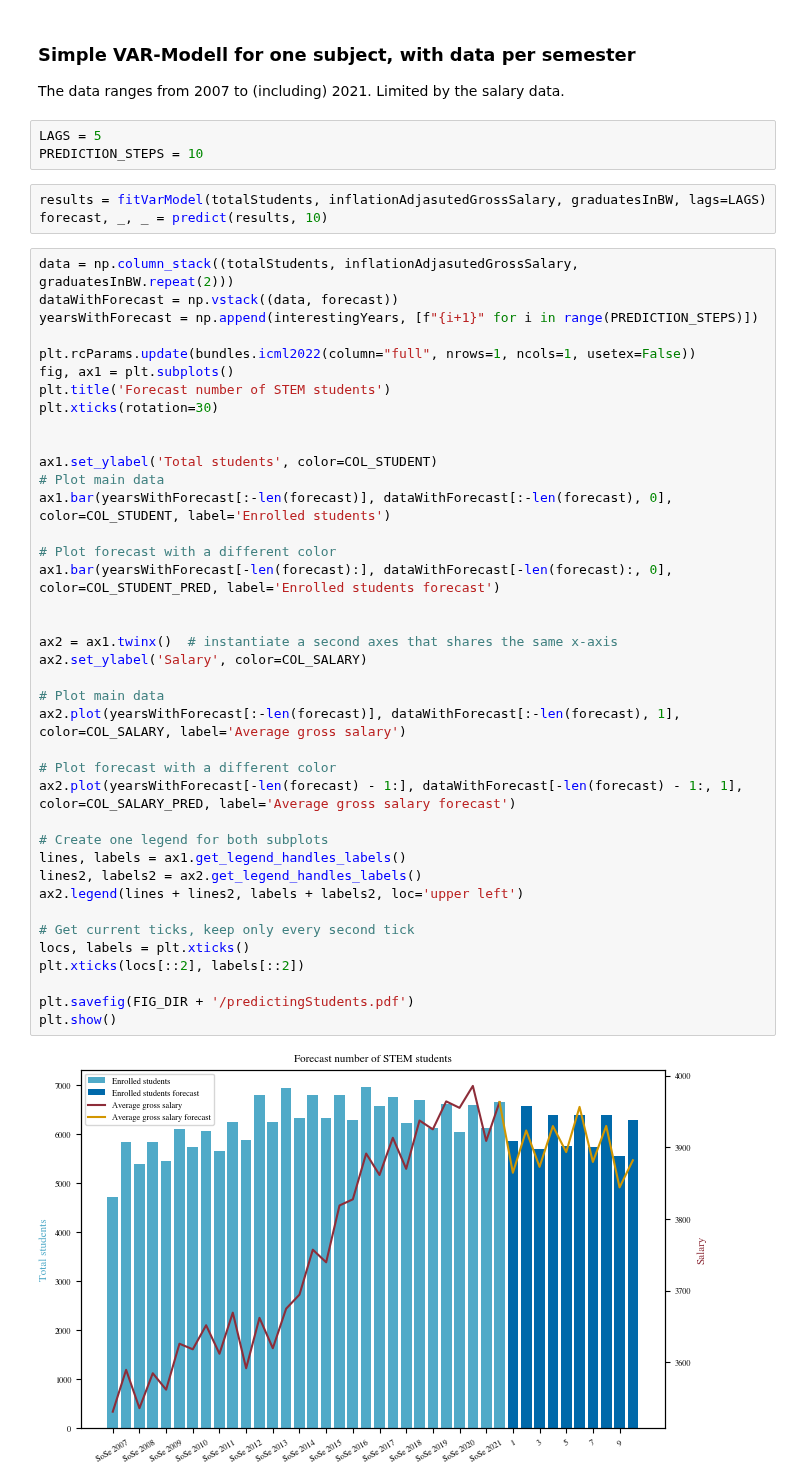
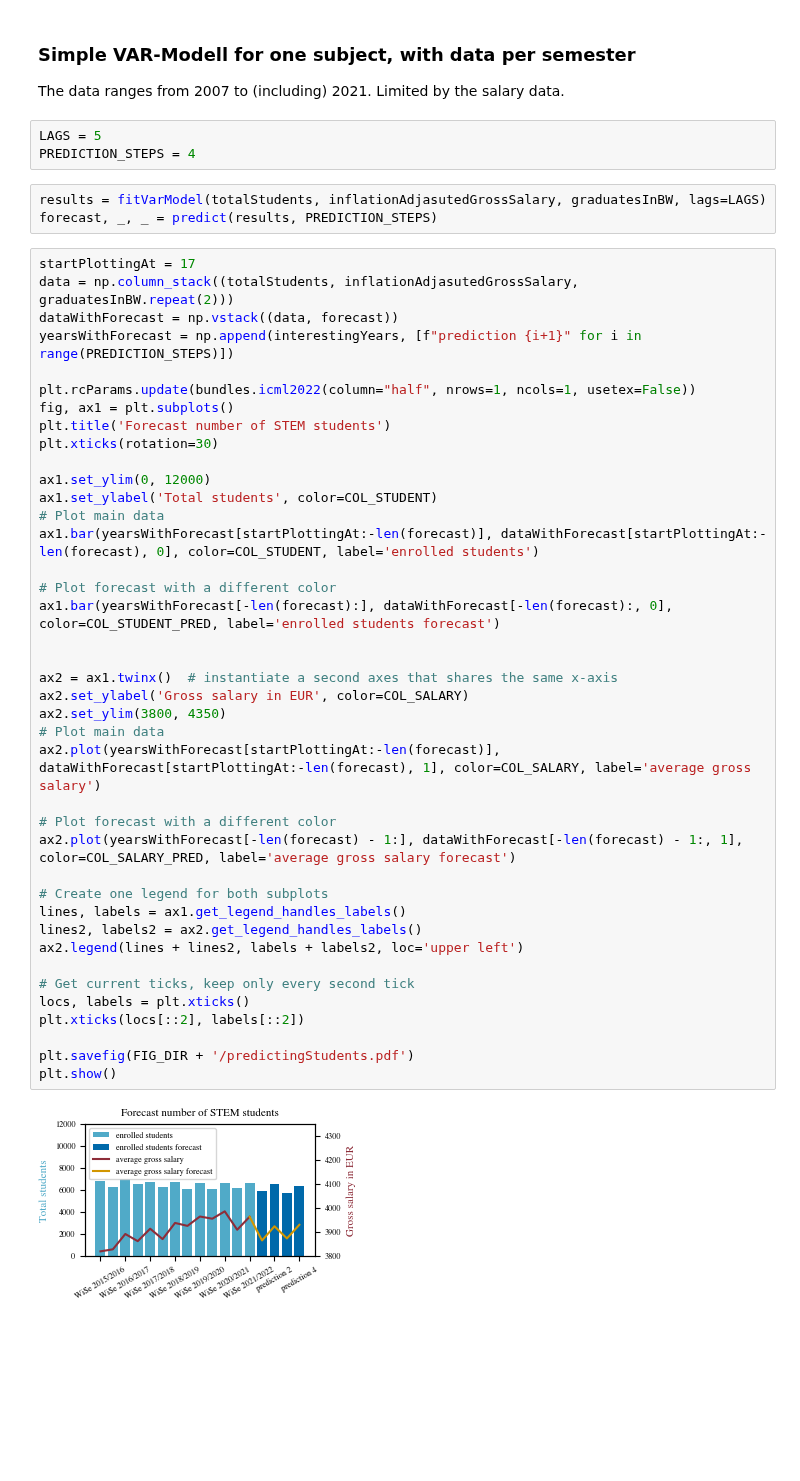
Before and after one commit to mxs01/AnalysingStudentDevelopment, a Jupyter notebook: exp/exp_01_regression.ipynb, the cells around one changed output. Saved outputs shown, nothing was run; the diff lists cells and outputs as text; blank space fills up the shorter version.

```diff
--- a/exp/exp_01_regression.ipynb
+++ b/exp/exp_01_regression.ipynb
@@ -71,48 +71,49 @@ The data ranges from 2007 to (including) 2021.
 Limited by the salary data.
 # %%
 LAGS = 5
-PREDICTION_STEPS = 10
+PREDICTION_STEPS = 4
 # %%
 results = fitVarModel(totalStudents, inflationAdjasutedGrossSalary, graduatesInBW, lags=LAGS)
-forecast, _, _ = predict(results, 10)
+forecast, _, _ = predict(results, PREDICTION_STEPS)
 # %%
+startPlottingAt = 17
 data = np.column_stack((totalStudents, inflationAdjasutedGrossSalary, graduatesInBW.repeat(2)))
 dataWithForecast = np.vstack((data, forecast))
-yearsWithForecast = np.append(interestingYears, [f"{i+1}" for i in range(PREDICTION_STEPS)])
+yearsWithForecast = np.append(interestingYears, [f"prediction {i+1}" for i in range(PREDICTION_STEPS)])
 
-plt.rcParams.update(bundles.icml2022(column="full", nrows=1, ncols=1, usetex=False))
+plt.rcParams.update(bundles.icml2022(column="half", nrows=1, ncols=1, usetex=False))
 fig, ax1 = plt.subplots()
 plt.title('Forecast number of STEM students')
 plt.xticks(rotation=30)
 
-
+ax1.set_ylim(0, 12000)
 ax1.set_ylabel('Total students', color=COL_STUDENT)
 # Plot main data
-ax1.bar(yearsWithForecast[:-len(forecast)], dataWithForecast[:-len(forecast), 0], color=COL_STUDENT, label='Enrolled students')
+ax1.bar(yearsWithForecast[startPlottingAt:-len(forecast)], dataWithForecast[startPlottingAt:-len(forecast), 0], color=COL_STUDENT, label='enrolled students')
 
 # Plot forecast with a different color
-ax1.bar(yearsWithForecast[-len(forecast):], dataWithForecast[-len(forecast):, 0], color=COL_STUDENT_PRED, label='Enrolled students forecast')
+ax1.bar(yearsWithForecast[-len(forecast):], dataWithForecast[-len(forecast):, 0], color=COL_STUDENT_PRED, label='enrolled students forecast')
 
 
 ax2 = ax1.twinx()  # instantiate a second axes that shares the same x-axis
-ax2.set_ylabel('Salary', color=COL_SALARY)
-
+ax2.set_ylabel('Gross salary in EUR', color=COL_SALARY)
+ax2.set_ylim(3800, 4350)
 # Plot main data
-ax2.plot(yearsWithForecast[:-len(forecast)], dataWithForecast[:-len(forecast), 1], color=COL_SALARY, label='Average gross salary')
+ax2.plot(yearsWithForecast[startPlottingAt:-len(forecast)], dataWithForecast[startPlottingAt:-len(forecast), 1], color=COL_SALARY, label='average gross salary')
 
 # Plot forecast with a different color
-ax2.plot(yearsWithForecast[-len(forecast) - 1:], dataWithForecast[-len(forecast) - 1:, 1], color=COL_SALARY_PRED, label='Average gross salary forecast')
+ax2.plot(yearsWithForecast[-len(forecast) - 1:], dataWithForecast[-len(forecast) - 1:, 1], color=COL_SALARY_PRED, label='average gross salary forecast')
 
 # Create one legend for both subplots
 lines, labels = ax1.get_legend_handles_labels()
 lines2, labels2 = ax2.get_legend_handles_labels()
 ax2.legend(lines + lines2, labels + labels2, loc='upper left')
 
 # Get current ticks, keep only every second tick
 locs, labels = plt.xticks()
 plt.xticks(locs[::2], labels[::2])
 
 plt.savefig(FIG_DIR + '/predictingStudents.pdf')
 plt.show()
 # %% [output]
-[figure, old version]
+[figure, new version]
```
Also changed, not shown: 8 other files.
